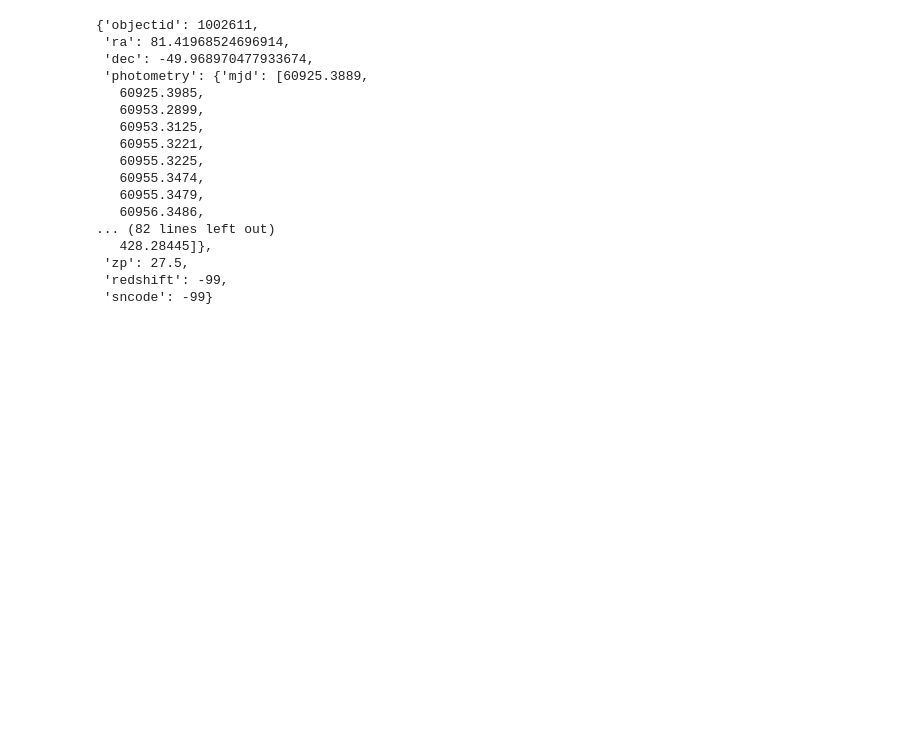
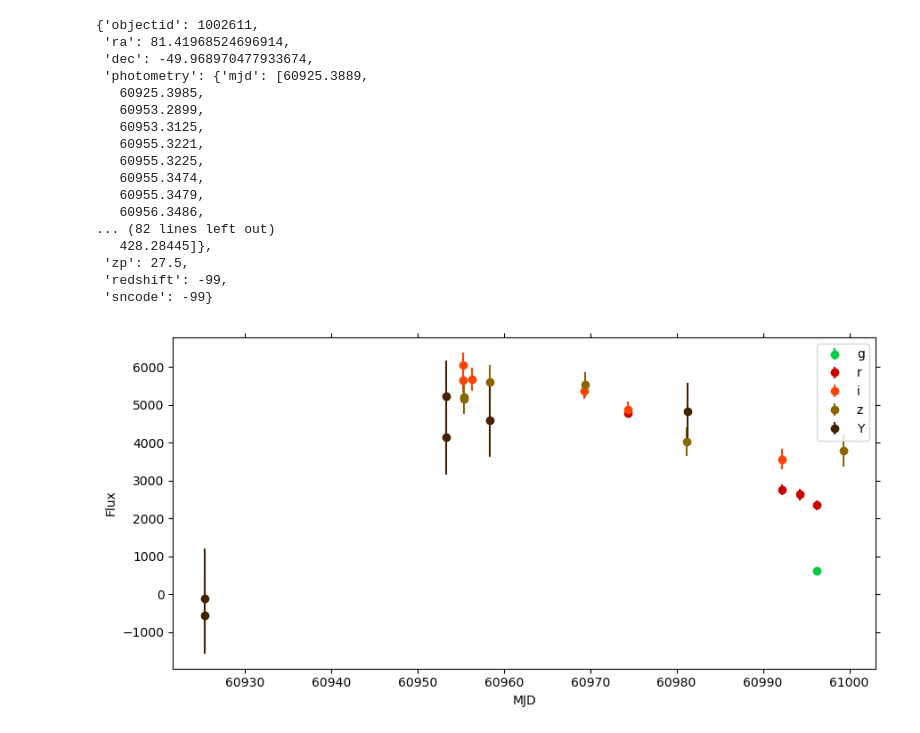
Before and after one commit to LSSTDESC/elasticc, a Jupyter notebook: jupyter/sprint_week_2024oct/elasticc2_demo3.ipynb, the cells around one changed output. Saved outputs shown, nothing was run; the diff lists cells and outputs as text; code cells hidden in the pictures; blank space fills up the shorter version.

```diff
--- a/jupyter/sprint_week_2024oct/elasticc2_demo3.ipynb
+++ b/jupyter/sprint_week_2024oct/elasticc2_demo3.ipynb
@@ -39,7 +69,7 @@ _logger.info( "Testing" )
 # Make ourselves a convenience function that does some return value checking,
 #   so we don't have to do that over and over again.
 
-def query_tom( api_endpoint, data, verbose=False ):
+def query_tom( api_endpoint, data=None, verbose=False, return_text=False ):
     if verbose:
         _logger.info( f"Sending {api_endpoint} request to tom..." )
     t0 = time.perf_counter()
@@ -55,12 +85,15 @@ def query_tom( api_endpoint, data, verbose=False ):
             strio.write( f"\n{res.text}" )
         raise RuntimeError( strio.getvalue() )
 
-    retval = res.json()
-    if isinstance(retval, dict) and ( 'status' in retval ) and ( retval['status'] != 'ok' ):
-        strio = io.StringIO()
-        strio.write( f"Got status {retval['status']}" )
-        if verbose and ( 'error' in retval ):
-            strio.write( f"\n{retval['error']}" )
-        raise RuntimeError (strio.getvalue() )
+    if return_text:
+        return res.text
+    else:
+        retval = res.json()
+        if isinstance(retval, dict) and ( 'status' in retval ) and ( retval['status'] != 'ok' ):
+            strio = io.StringIO()
+            strio.write( f"Got status {retval['status']}" )
+            if verbose and ( 'error' in retval ):
+                strio.write( f"\n{retval['error']}" )
+            raise RuntimeError (strio.getvalue() )
 
-    return retval
+        return retval
@@ -109,3 +224,9 @@ hotsne[0]
  'zp': 27.5,
  'redshift': -99,
  'sncode': -99}
+# %%
+# Plot it:
+photometry = hotsne[0]['photometry']
+plot_ltcv( photometry['mjd'], photometry['band'], photometry['flux'], photometry['fluxerr'] );
+# %% [output]
+[figure, added]
```
Also changed, not shown: parts of 13 cells of this notebook, 2 other files.
